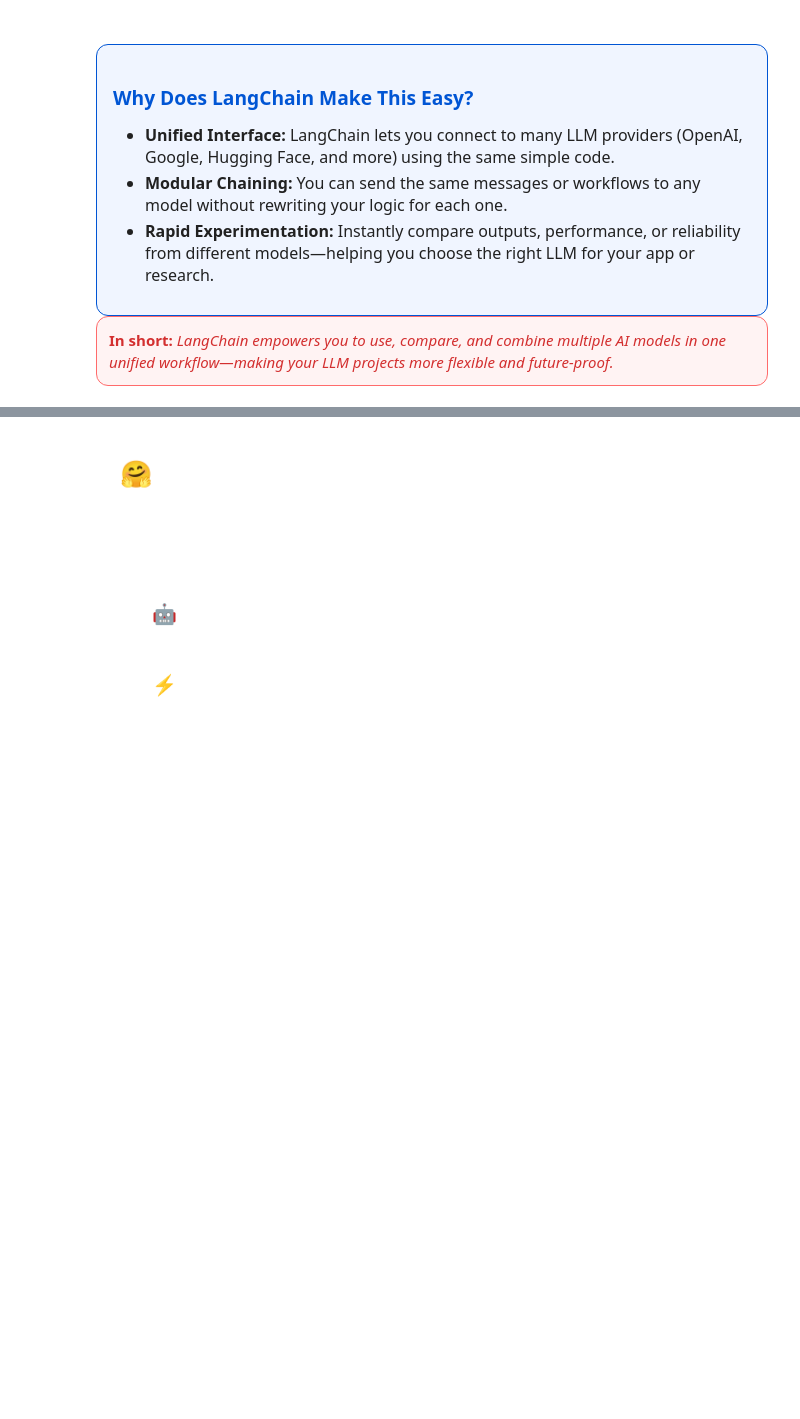
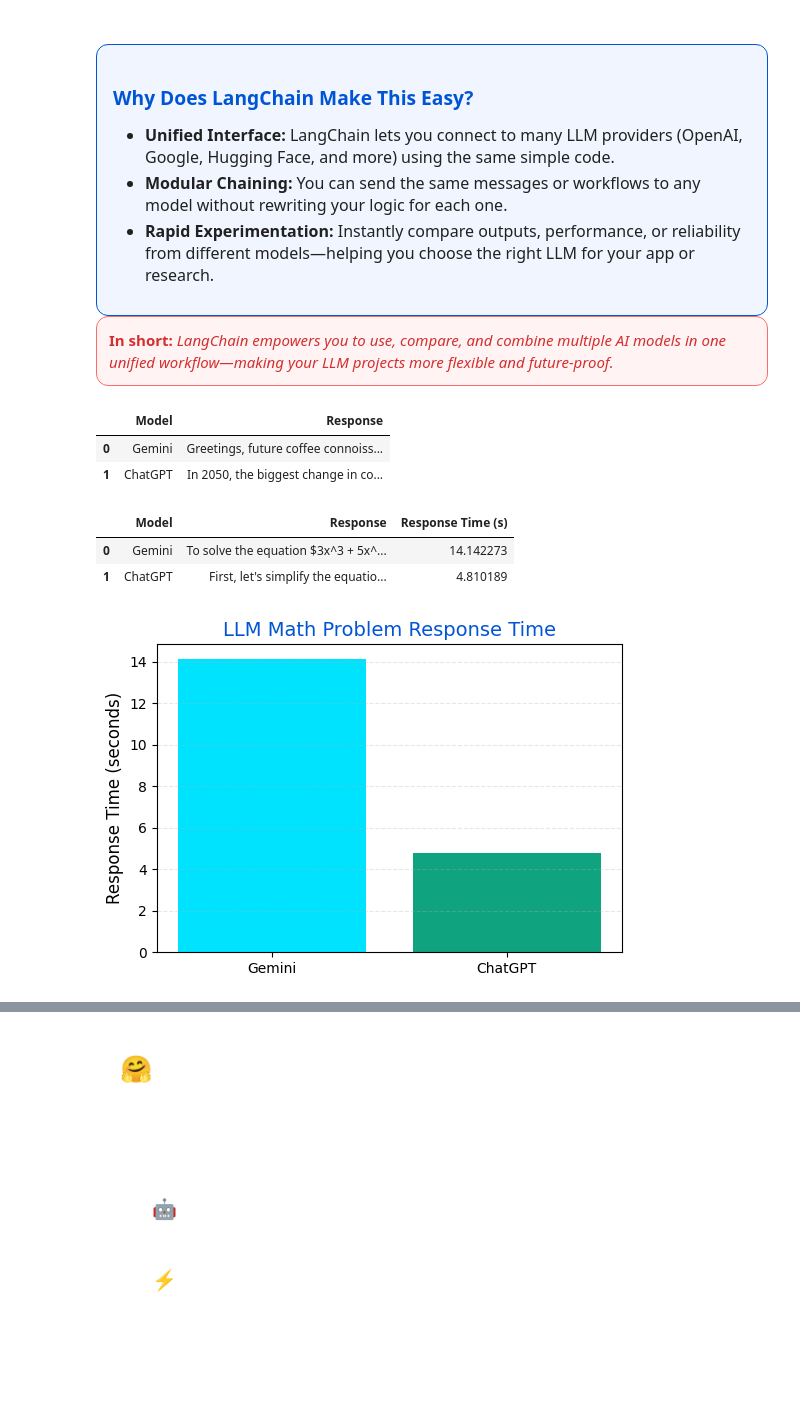
Before and after one commit to lambdabypi/AppliedGenAIIE5374, a Jupyter notebook: M5_Lab1_LangChain_LLMs.ipynb, the cells around one changed output, grey strips where cells are left out. Drawn from its saved outputs; the diff is of its cells as text; code cells hidden in the pictures; blank space fills up the shorter version.

```diff
--- a/M5_Lab1_LangChain_LLMs.ipynb
+++ b/M5_Lab1_LangChain_LLMs.ipynb
@@ -222,7 +250,7 @@ messages = [
 ]
 
 # ☕ Initialize LLMs (update model names as needed)
-gemini_llm = ChatGoogleGenerativeAI(model="gemini-1.5-pro", temperature=0.7)
+gemini_llm = ChatGoogleGenerativeAI(model="gemini-2.5-flash", temperature=0.7)
 chatgpt_llm = ChatOpenAI(model_name="gpt-4", temperature=0.7)
 
 # 🤖 Generate responses from both models
@@ -237,6 +265,10 @@ df = pd.DataFrame({
 
 # 🖨️ Print the DataFrame as a table (plain text)
 display(df)
+# %% [output]
+|  | Model | Response |
+| 0 | Gemini | Greetings, future coffee connoiss... |
+| 1 | ChatGPT | In 2050, the biggest change in co... |
 # %%
 # =============================================================
 # 📊 LLM Math Reasoning Challenge: Gemini vs. ChatGPT (Lab Style)
@@ -261,7 +293,7 @@ prompt = (
 # -------------------------------------------------------------
 # 🤖 Initialize LLMs: Gemini & ChatGPT (Low Temp for Accuracy)
 # -------------------------------------------------------------
-gemini_llm = ChatGoogleGenerativeAI(model="gemini-1.5-pro", temperature=0.3)
+gemini_llm = ChatGoogleGenerativeAI(model="gemini-2.5-flash", temperature=0.3)
 chatgpt_llm = ChatOpenAI(model_name="gpt-4", temperature=0.3)
 
 # -------------------------------------------------------------
@@ -283,33 +315,38 @@ chatgpt_time = end_chatgpt - start_chatgpt
 responses = pd.DataFrame({
     "Model": ["Gemini", "ChatGPT"],
     "Response": [gemini_response.content, chatgpt_response.content],
     "Response Time (s)": [gemini_time, chatgpt_time]
 })
 
 # 🖥️ Display table for easy side-by-side review
 display(responses)
 
 # -------------------------------------------------------------
 # 📈 Visualize: Response Time Comparison (Brand Colors)
 # -------------------------------------------------------------
 plt.figure(figsize=(6,4))
 plt.bar(
     responses["Model"],
     responses["Response Time (s)"],
     color=["#00E3FF", "#10A37F"]  # Gemini blue, OpenAI green
 )
 plt.ylabel("Response Time (seconds)", fontsize=12)
 plt.title("LLM Math Problem Response Time", fontsize=14, color="#0055d4")
 plt.grid(axis='y', linestyle='--', alpha=0.3)
 plt.show()
 
 # -------------------------------------------------------------
 # 🧐 Notes & Analysis:
 #   - The equation 3x^3 + 5x^2 - 12x + 7 = 21 has three real solutions:
 #         x = -1,   x ≈ 1.852,   x ≈ -2.519
 #   - Review the 'Response' column above: Does the LLM show clear reasoning?
 #   - Did the model provide a step-by-step solution, not just the final answer?
 # -------------------------------------------------------------
+# %% [output]
+|  | Model | Response | Response Time (s) |
+| 0 | Gemini | To solve the equation $3x^3 + 5x^... | 14.142273 |
+| 1 | ChatGPT | First, let's simplify the equatio... | 4.810189 |
+[figure, added]
 # %%
 # ============================================================
 # 🧑‍💻 Hands-On: Exploring LLM Prompt Engineering & Model Choice
```
Also changed, not shown: parts of 9 cells of this notebook.
